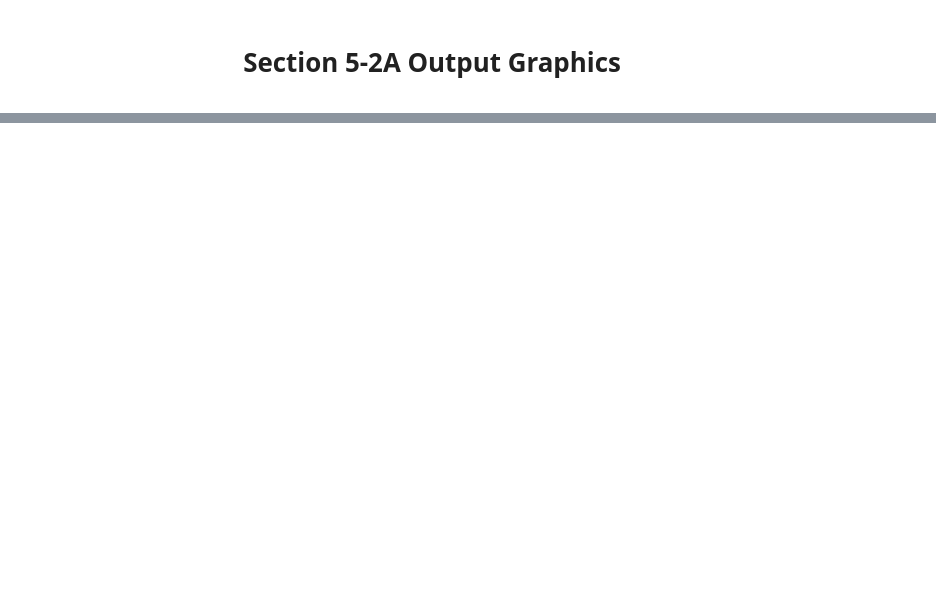
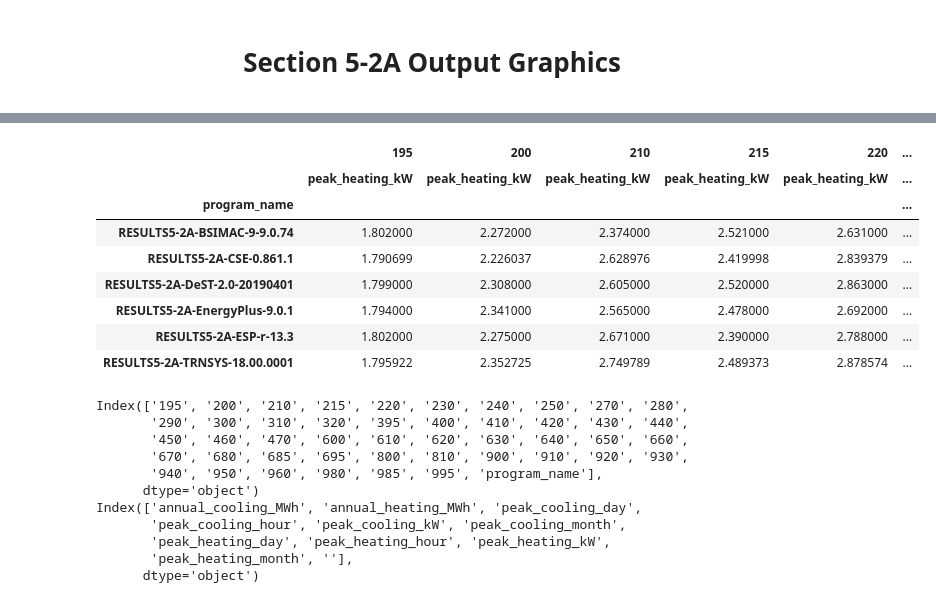
Before and after one commit to JasonGlazer/ashrae-140-automation, a Jupyter notebook: rendered/base/RESULTS5-2A.ipynb, the cells around one changed output, grey strips where cells are left out. Drawn from its saved outputs; the diff is of its cells as text; code cells hidden in the pictures; blank space fills up the shorter version.

```diff
--- a/rendered/base/RESULTS5-2A.ipynb
+++ b/rendered/base/RESULTS5-2A.ipynb
@@ -35,3 +76,36 @@ for f in json_file_list:
+# %%
+# sample extraction by index
+
+tst_table = table_df['conditioned_zone_loads_non_free_float']\
+    .loc[:, table_df['conditioned_zone_loads_non_free_float']\
+    .columns.get_level_values(1) == 'peak_heating_kW'].copy()
+
+display(HTML(tst_table.to_html()))
+
+# sample column name extraction by level
+print(table_df['conditioned_zone_loads_non_free_float'].columns.levels[0])
+print(table_df['conditioned_zone_loads_non_free_float'].columns.levels[1])
+# %% [output]
+|  | 195 | 200 | 210 | 215 | 220 | ... |
+|  | peak_heating_kW | peak_heating_kW | peak_heating_kW | peak_heating_kW | peak_heating_kW | ... |
+| program_name |  |  |  |  |  | ... |
+| RESULTS5-2A-BSIMAC-9-9.0.74 | 1.802000 | 2.272000 | 2.374000 | 2.521000 | 2.631000 | ... |
+| RESULTS5-2A-CSE-0.861.1 | 1.790699 | 2.226037 | 2.628976 | 2.419998 | 2.839379 | ... |
+| RESULTS5-2A-DeST-2.0-20190401 | 1.799000 | 2.308000 | 2.605000 | 2.520000 | 2.863000 | ... |
+| RESULTS5-2A-EnergyPlus-9.0.1 | 1.794000 | 2.341000 | 2.565000 | 2.478000 | 2.692000 | ... |
+| RESULTS5-2A-ESP-r-13.3 | 1.802000 | 2.275000 | 2.671000 | 2.390000 | 2.788000 | ... |
+| RESULTS5-2A-TRNSYS-18.00.0001 | 1.795922 | 2.352725 | 2.749789 | 2.489373 | 2.878574 | ... |
+Index(['195', '200', '210', '215', '220', '230', '240', '250', '270', '280',
+       '290', '300', '310', '320', '395', '400', '410', '420', '430', '440',
+       '450', '460', '470', '600', '610', '620', '630', '640', '650', '660',
+       '670', '680', '685', '695', '800', '810', '900', '910', '920', '930',
+       '940', '950', '960', '980', '985', '995', 'program_name'],
+      dtype='object')
+Index(['annual_cooling_MWh', 'annual_heating_MWh', 'peak_cooling_day',
+       'peak_cooling_hour', 'peak_cooling_kW', 'peak_cooling_month',
+       'peak_heating_day', 'peak_heating_hour', 'peak_heating_kW',
+       'peak_heating_month', ''],
+      dtype='object')
 # %%
 # Fig B8-9
 import numpy as np
```
Also changed, not shown: parts of 7 cells of this notebook, 7 other files.
